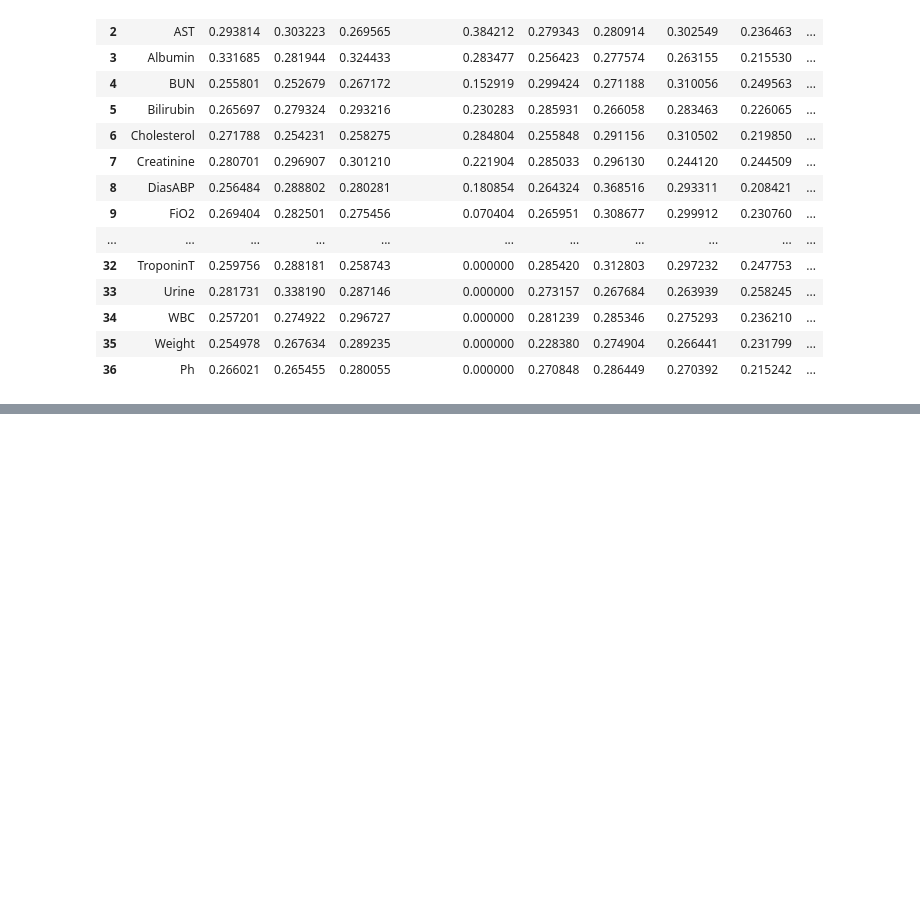
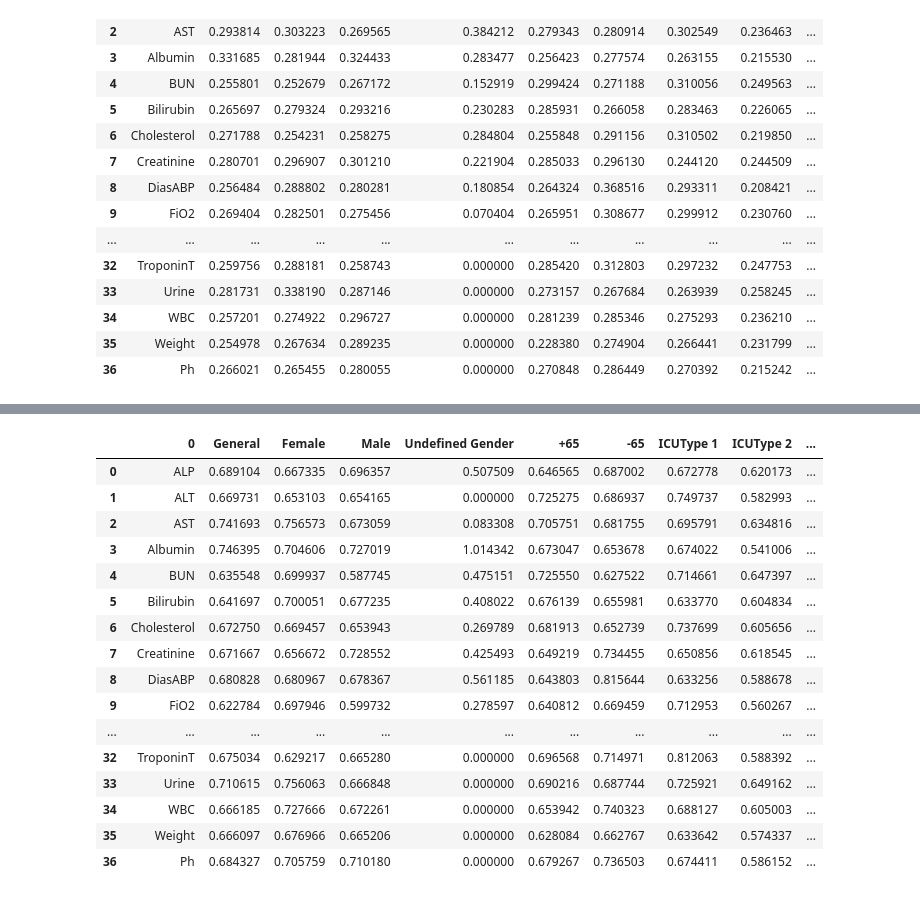
Before and after one commit to IoTDataAtelier/missingdata, a Jupyter notebook: mae/mean_absolute_error_per_variable_by_demographics copy.ipynb, the cells around one changed output, grey strips where cells are left out. Cells and saved outputs as stored; diff of their text form; code cells hidden in the pictures; blank space fills up the shorter version.

```diff
--- a/mae/mean_absolute_error_per_variable_by_demographics copy.ipynb
+++ b/mae/mean_absolute_error_per_variable_by_demographics copy.ipynb
@@ -623,0 +925,8 @@ df_usgan_mae
+# %%
+print("MRNN - MAE")
+print("************")
+for i in range(len(subgroups)):
+    print(subgroups[i])
+    print("-------------")
+    for j in range(len(variables)):
+        print(variables[j], ":" ,testing_mae_mrnn_append_subgroups[i][j])
@@ -623,0 +951,25 @@ df_usgan_mae
+# %%
+df_mrnn_mae = pd.DataFrame(variables)
+
+for i in range(len(subgroups)):
+    df_mrnn_mae[subgroups[i]] = testing_mae_mrnn_append_subgroups[i]
+# %%
+df_mrnn_mae
+# %% [output]
+|  | 0 | General | Female | Male | Undefined Gender | +65 | -65 | ICUType 1 | ICUType 2 | ... |
+| 0 | ALP | 0.689104 | 0.667335 | 0.696357 | 0.507509 | 0.646565 | 0.687002 | 0.672778 | 0.620173 | ... |
+| 1 | ALT | 0.669731 | 0.653103 | 0.654165 | 0.000000 | 0.725275 | 0.686937 | 0.749737 | 0.582993 | ... |
+| 2 | AST | 0.741693 | 0.756573 | 0.673059 | 0.083308 | 0.705751 | 0.681755 | 0.695791 | 0.634816 | ... |
+| 3 | Albumin | 0.746395 | 0.704606 | 0.727019 | 1.014342 | 0.673047 | 0.653678 | 0.674022 | 0.541006 | ... |
+| 4 | BUN | 0.635548 | 0.699937 | 0.587745 | 0.475151 | 0.725550 | 0.627522 | 0.714661 | 0.647397 | ... |
+| 5 | Bilirubin | 0.641697 | 0.700051 | 0.677235 | 0.408022 | 0.676139 | 0.655981 | 0.633770 | 0.604834 | ... |
+| 6 | Cholesterol | 0.672750 | 0.669457 | 0.653943 | 0.269789 | 0.681913 | 0.652739 | 0.737699 | 0.605656 | ... |
+| 7 | Creatinine | 0.671667 | 0.656672 | 0.728552 | 0.425493 | 0.649219 | 0.734455 | 0.650856 | 0.618545 | ... |
+| 8 | DiasABP | 0.680828 | 0.680967 | 0.678367 | 0.561185 | 0.643803 | 0.815644 | 0.633256 | 0.588678 | ... |
+| 9 | FiO2 | 0.622784 | 0.697946 | 0.599732 | 0.278597 | 0.640812 | 0.669459 | 0.712953 | 0.560267 | ... |
+| ... | ... | ... | ... | ... | ... | ... | ... | ... | ... | ... |
+| 32 | TroponinT | 0.675034 | 0.629217 | 0.665280 | 0.000000 | 0.696568 | 0.714971 | 0.812063 | 0.588392 | ... |
+| 33 | Urine | 0.710615 | 0.756063 | 0.666848 | 0.000000 | 0.690216 | 0.687744 | 0.725921 | 0.649162 | ... |
+| 34 | WBC | 0.666185 | 0.727666 | 0.672261 | 0.000000 | 0.653942 | 0.740323 | 0.688127 | 0.605003 | ... |
+| 35 | Weight | 0.666097 | 0.676966 | 0.665206 | 0.000000 | 0.628084 | 0.662767 | 0.633642 | 0.574337 | ... |
+| 36 | Ph | 0.684327 | 0.705759 | 0.710180 | 0.000000 | 0.679267 | 0.736503 | 0.674411 | 0.586152 | ... |
```
Also changed, not shown: parts of 32 cells of this notebook, 19 other files.
